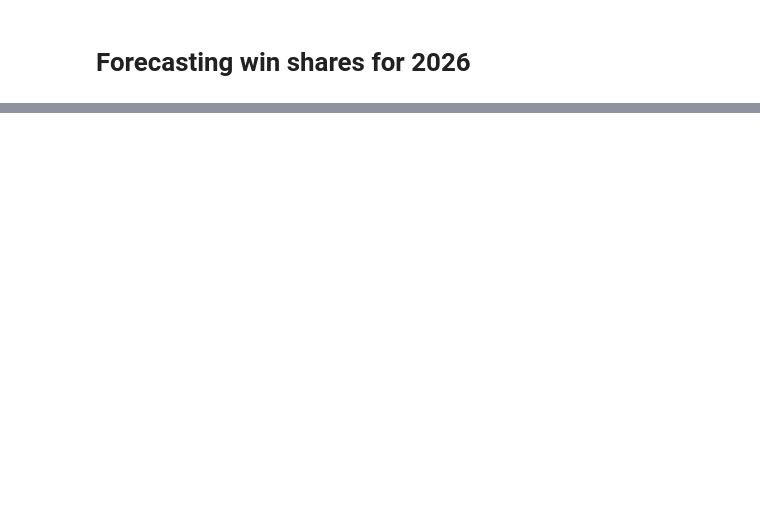
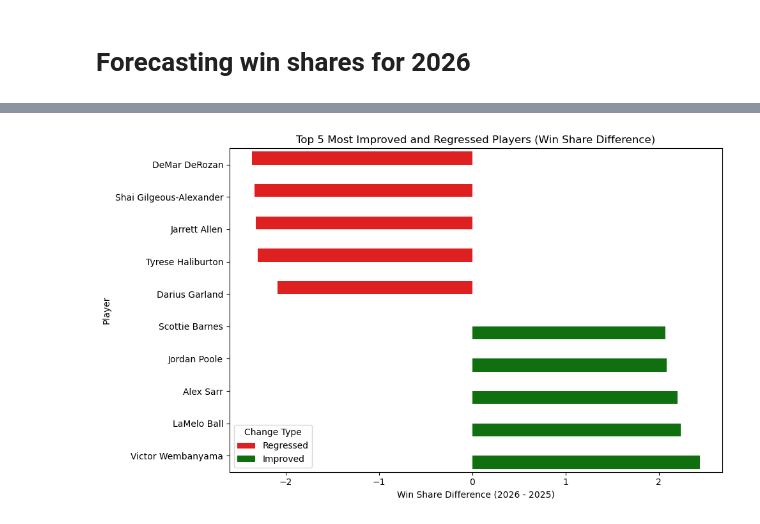
Before and after one commit to oduku1/Omar_Dukureh_Capstone_Final, a Jupyter notebook: notebooks/4_final_modeling.ipynb, the cells around one changed output, grey strips where cells are left out. Saved outputs shown, nothing was run; the diff lists cells and outputs as text; code cells hidden in the pictures; blank space fills up the shorter version.

```diff
--- a/notebooks/4_final_modeling.ipynb
+++ b/notebooks/4_final_modeling.ipynb
@@ -129,0 +112,3 @@ KeyError: 'Total Win Share'
+# %%
+WS_compare["WS_diff"] = WS_compare["WS_pred"] - WS_compare["WS"]
+WS_compare.head()
@@ -129,0 +122,3 @@ KeyError: 'Total Win Share'
+# %%
+most_improved = WS_compare.sort_values("WS_diff", ascending=False).head(5)
+most_improved
@@ -129,0 +132,3 @@ KeyError: 'Total Win Share'
+# %%
+most_regressed = WS_compare.sort_values("WS_diff").head(5)
+most_regressed
@@ -129,0 +142,25 @@ KeyError: 'Total Win Share'
+# %%
+#plot on bar graph
+most_improved["Change"] = "Improved"
+most_regressed ["Change"] = "Regressed"
+
+WS_plot = pd.concat([most_improved, most_regressed])
+WS_plot = WS_plot.sort_values("WS_diff", ascending=True)
+# %%
+plt.figure(figsize=(10, 6))
+sns.barplot(
+    x="WS_diff",
+    y="Player",
+    hue="Change",
+    data=WS_plot,
+    palette={"Improved": "green", "Regressed": "red"}
+)
+
+plt.title("Top 5 Most Improved and Regressed Players (Win Share Difference)")
+plt.xlabel("Win Share Difference (2026 - 2025)")
+plt.ylabel("Player")
+plt.legend(title="Change Type")
+plt.tight_layout()
+plt.show()
+# %% [output]
+[figure, added]
```
Also changed, not shown: parts of 18 cells of this notebook.
